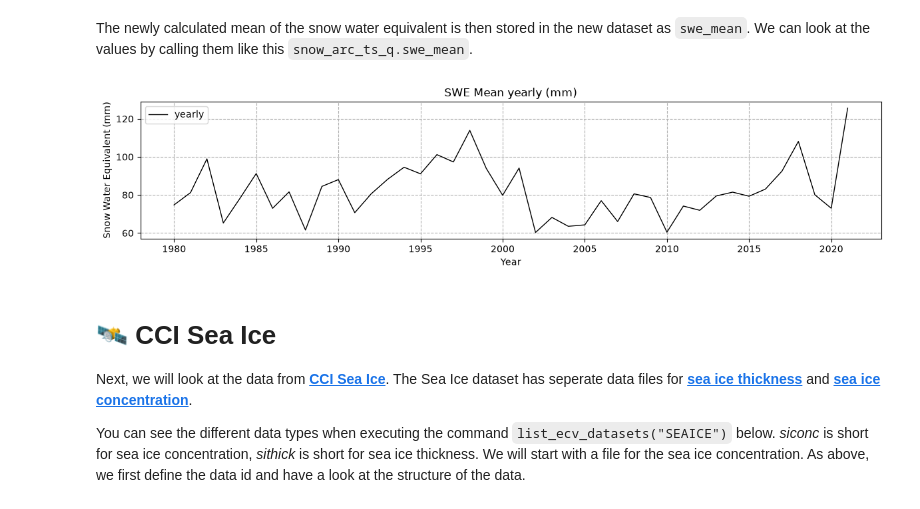
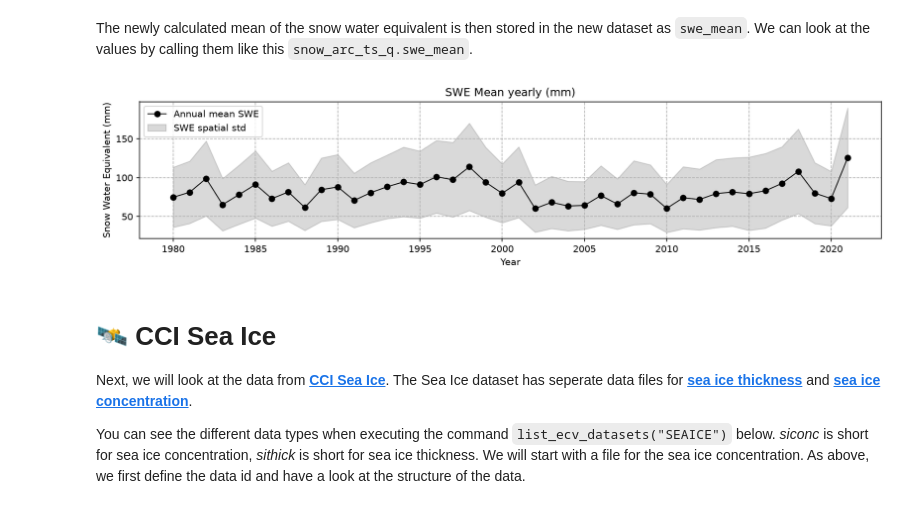
Before and after one commit to esa-cci/ect-training, a Jupyter notebook: PISCO_cryosphere_08_2026/PISCO_cryosphere_training.ipynb, the cells around one changed output. Saved outputs shown, nothing was run; the diff lists cells and outputs as text; code cells hidden in the pictures.

```diff
--- a/PISCO_cryosphere_08_2026/PISCO_cryosphere_training.ipynb
+++ b/PISCO_cryosphere_08_2026/PISCO_cryosphere_training.ipynb
@@ -411,19 +411,27 @@ The newly calculated mean of the snow water equivalent is then stored in the new
 # %%
 # plotting the time series of the yearly swe mean
 fig = plt.figure(figsize=(12,3))
-(snow_sub_ts.swe_mean).plot(c='k',linewidth=1,label='yearly')
+
+plt.plot(snow_sub_ts['time'], snow_sub_ts['swe_mean'], c='k', marker='o', linewidth=1, label='Annual mean SWE')
+# and we can add the standard deviation std into the plot
+plt.fill_between(
+    snow_sub_ts['time'],
+    snow_sub_ts['swe_mean'] - snow_sub_ts['swe_std'],
+    snow_sub_ts['swe_mean'] + snow_sub_ts['swe_std'],
+    color='k', alpha=0.15, label='SWE spatial std'
+)
 # Add the legend
 plt.legend()
 # Add a grid
 plt.grid(True, which='both',linestyle='--')
 # Add a title and axis labels
 plt.title('SWE Mean yearly (mm)')
 plt.ylabel('Snow Water Equivalent (mm)')
 plt.xlabel('Year')
 # plt.xlim([datetime(2014,1,1), datetime(2016,1,1)]) # if you want to set limits on the x-axis, you can define the dates of the limits here
 plt.show()
 # %% [output]
-[figure, old version]
+[figure, new version]
 # %% [markdown]
 # 🛰️ CCI Sea Ice
 
```
